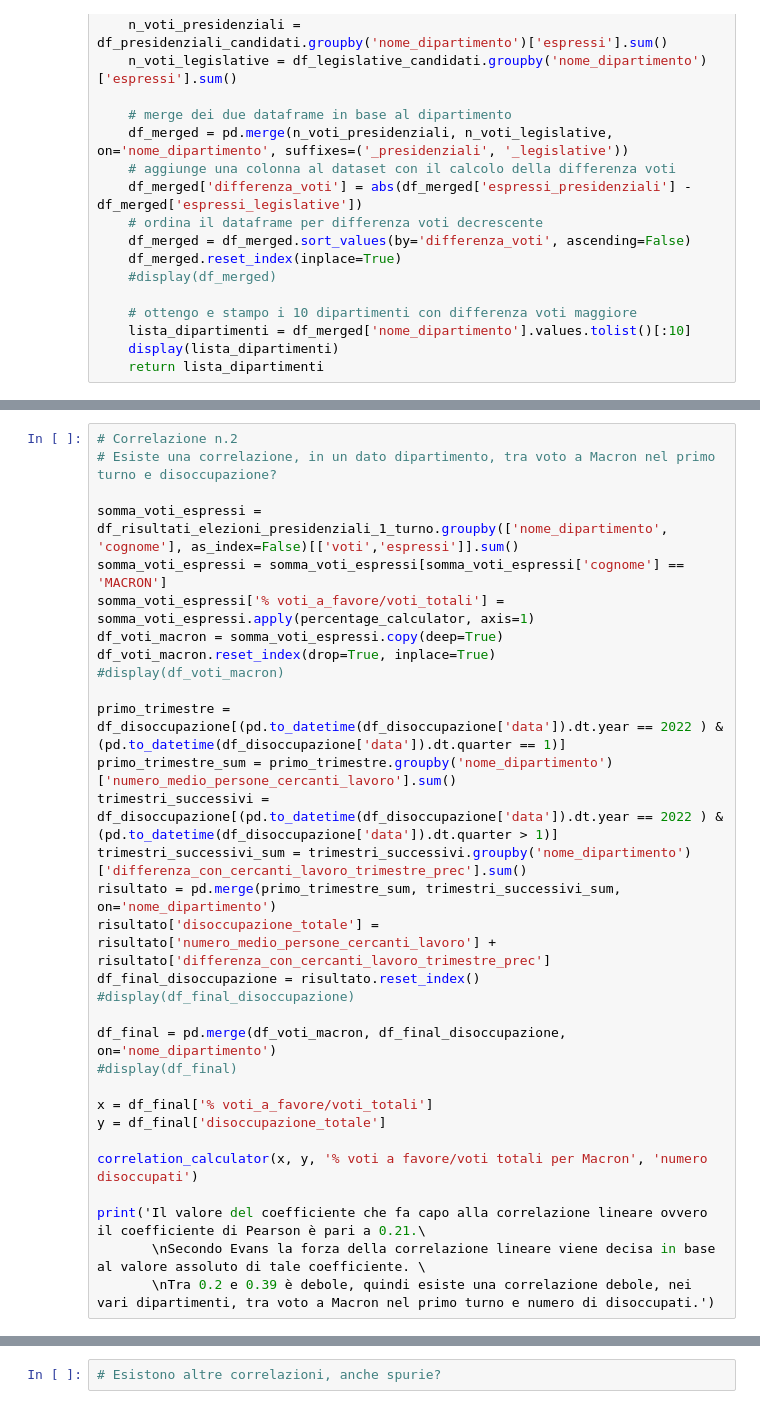
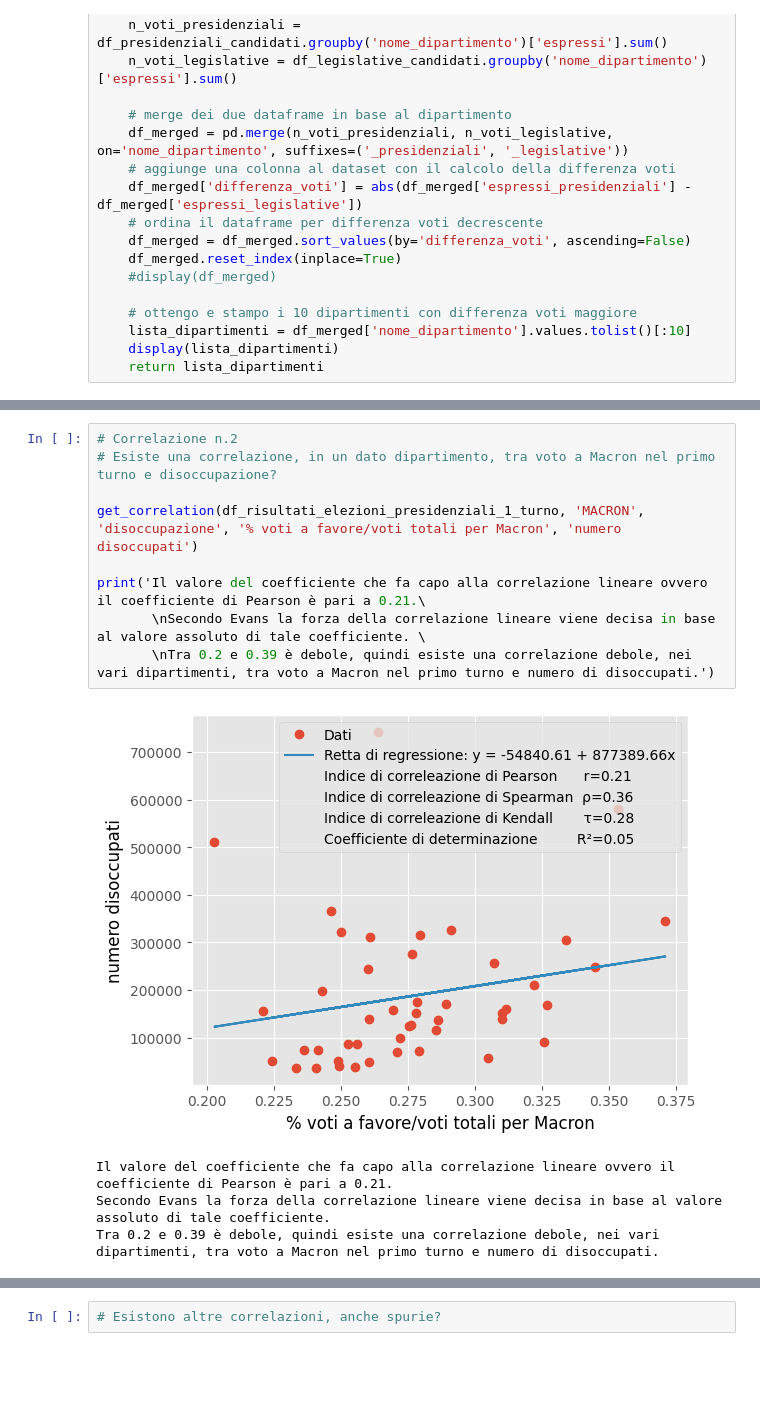
Before and after one commit to NabboGamer/progetto-big-data, a Jupyter notebook: Data Analytics.ipynb, the cells around one changed output, grey strips where cells are left out. Drawn from its saved outputs; the diff is of its cells as text; blank space fills up the shorter version.

```diff
--- a/Data Analytics.ipynb
+++ b/Data Analytics.ipynb
@@ -365,34 +775,17 @@ print('Il valore del coefficiente che fa capo alla correlazione lineare ovvero i
 # %%
 # Correlazione n.2
 # Esiste una correlazione, in un dato dipartimento, tra voto a Macron nel primo turno e disoccupazione?
 
-somma_voti_espressi = df_risultati_elezioni_presidenziali_1_turno.groupby(['nome_dipartimento', 'cognome'], as_index=False)[['voti','espressi']].sum()
-somma_voti_espressi = somma_voti_espressi[somma_voti_espressi['cognome'] == 'MACRON']
-somma_voti_espressi['% voti_a_favore/voti_totali'] = somma_voti_espressi.apply(percentage_calculator, axis=1)
-df_voti_macron = somma_voti_espressi.copy(deep=True)
-df_voti_macron.reset_index(drop=True, inplace=True)
-#display(df_voti_macron)
-
-primo_trimestre = df_disoccupazione[(pd.to_datetime(df_disoccupazione['data']).dt.year == 2022 ) & (pd.to_datetime(df_disoccupazione['data']).dt.quarter == 1)]
-primo_trimestre_sum = primo_trimestre.groupby('nome_dipartimento')['numero_medio_persone_cercanti_lavoro'].sum()
-trimestri_successivi = df_disoccupazione[(pd.to_datetime(df_disoccupazione['data']).dt.year == 2022 ) & (pd.to_datetime(df_disoccupazione['data']).dt.quarter > 1)]
-trimestri_successivi_sum = trimestri_successivi.groupby('nome_dipartimento')['differenza_con_cercanti_lavoro_trimestre_prec'].sum()
-risultato = pd.merge(primo_trimestre_sum, trimestri_successivi_sum, on='nome_dipartimento')
-risultato['disoccupazione_totale'] = risultato['numero_medio_persone_cercanti_lavoro'] + risultato['differenza_con_cercanti_lavoro_trimestre_prec']
-df_final_disoccupazione = risultato.reset_index()
-#display(df_final_disoccupazione)
-
-df_final = pd.merge(df_voti_macron, df_final_disoccupazione, on='nome_dipartimento')
-#display(df_final)
-
-x = df_final['% voti_a_favore/voti_totali']
-y = df_final['disoccupazione_totale']
-
-correlation_calculator(x, y, '% voti a favore/voti totali per Macron', 'numero disoccupati')
+get_correlation(df_risultati_elezioni_presidenziali_1_turno, 'MACRON', 'disoccupazione', '% voti a favore/voti totali per Macron', 'numero disoccupati')
 
 print('Il valore del coefficiente che fa capo alla correlazione lineare ovvero il coefficiente di Pearson è pari a 0.21.\
        \nSecondo Evans la forza della correlazione lineare viene decisa in base al valore assoluto di tale coefficiente. \
        \nTra 0.2 e 0.39 è debole, quindi esiste una correlazione debole, nei vari dipartimenti, tra voto a Macron nel primo turno e numero di disoccupati.')
+# %% [output]
+[figure, added]
+Il valore del coefficiente che fa capo alla correlazione lineare ovvero il coefficiente di Pearson è pari a 0.21.
+Secondo Evans la forza della correlazione lineare viene decisa in base al valore assoluto di tale coefficiente.
+Tra 0.2 e 0.39 è debole, quindi esiste una correlazione debole, nei vari dipartimenti, tra voto a Macron nel primo turno e numero di disoccupati.
 # %%
 # Correlazione n.3
 # Esiste una correlazione, in un dato dipartimento, tra voto a Macron nel primo turno e tasso di vaccinazione?
```
Also changed, not shown: parts of 24 cells of this notebook.
